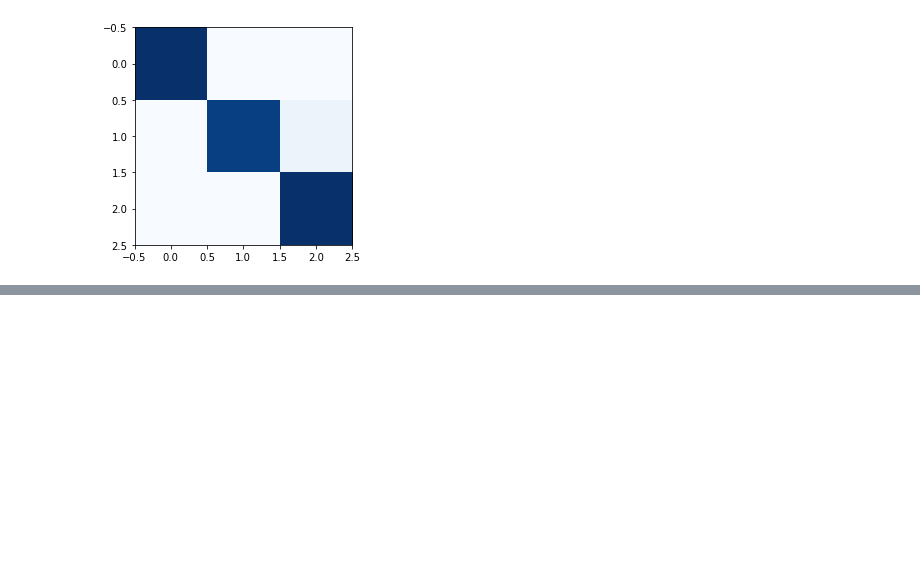
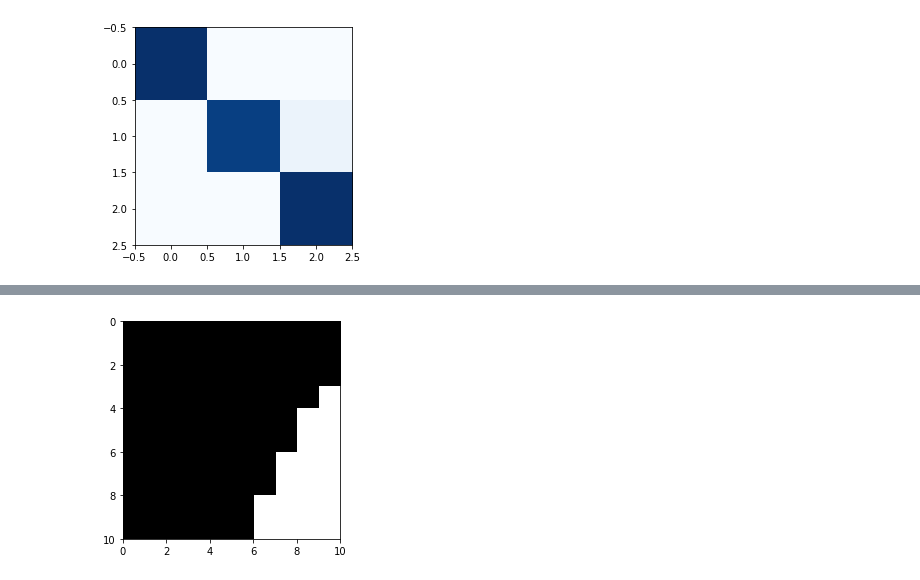
Before and after one commit to mosdeo/Tensorflow_simple_example, a Jupyter notebook: iris classifier.ipynb, the cells around one changed output, grey strips where cells are left out. Saved outputs shown, nothing was run; the diff lists cells and outputs as text; code cells hidden in the pictures; blank space fills up the shorter version.

```diff
--- a/iris classifier.ipynb
+++ b/iris classifier.ipynb
@@ -50,8 +50,9 @@ sess.run(init)
 # %%
 # 產生 one-hot iris labels
 one_hot_iris_labels = tf.Session().run(
-                        tf.one_hot(indices=datasets.load_iris()['target'],
-                        depth=len(set(datasets.load_iris()['target']))))
+                        tf.one_hot(indices=datasets.load_iris()['target'], # 被 one-hot data
+                                   depth=len(set(datasets.load_iris()['target'])) # 取集合大小
+                                  ))
 # %%
 # 訓練
 for i in range(5000):
@@ -80,0 +97,11 @@ plt.show()
+# %%
+# 只畫出 2D 樣本分佈 & 模型推論
+x = y = np.linspace(0,10,10)
+z = np.linspace(0, 0,10)
+# %%
+# 產生要計算的狀態空間,每個元素上會儲存模型所推論的類別
+def get_10_dim_arr(element=0):
+    return [element for i in range(10)]
+
+state_space = get_10_dim_arr(get_10_dim_arr(get_10_dim_arr(get_10_dim_arr())))
+state_space[9][9][9][9] # 檢查
@@ -80,0 +110,8 @@ plt.show()
+# %%
+for i in range(10):
+    print("{}/10, ".format(i), end='')
+    for j in range(10):
+        for k in range(10):
+#             for m in range(10):
+            state_space[i][j][k] = sess.run(tf.arg_max(dimension=1,
+                    input=sess.run(layer_output, feed_dict={xs:[[i,j,k,n] for n in range(10)]})))
@@ -80,0 +133,10 @@ plt.show()
+# %%
+temp = state_space[0:10][0:10][0][0]
+nrows, ncols = 10, 10
+
+grid = np.reshape(temp,(nrows, ncols))
+plt.imshow(grid, extent=(x.min(), x.max(), y.max(), y.min()),
+           interpolation='nearest', cmap=plt.cm.gist_heat) # "gits" 意思是？
+plt.show()
+# %% [output]
+[figure, added]
```
Also changed, not shown: parts of 5 cells of this notebook.
